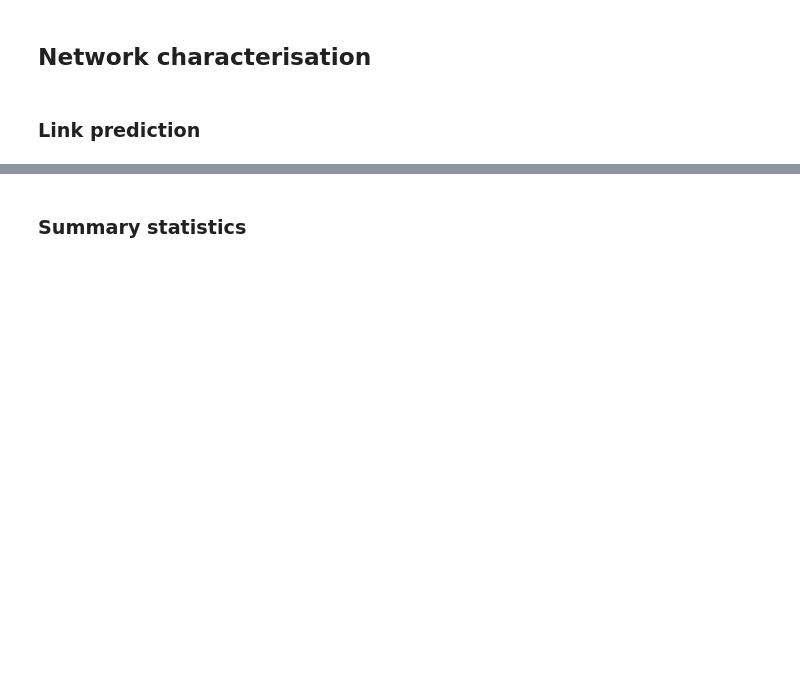
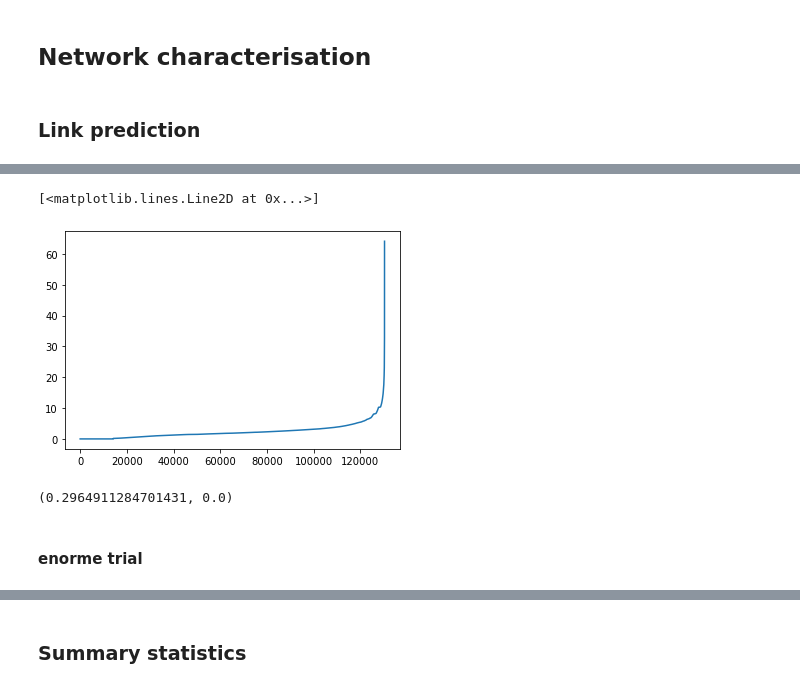
Before and after one commit to testalorenzo/crunch_net, a Jupyter notebook: notebook/crunch_up.ipynb, the cells around one changed output, grey strips where cells are left out. Saved outputs shown, nothing was run; the diff lists cells and outputs as text; code cells hidden in the pictures; blank space fills up the shorter version.

```diff
--- a/notebook/crunch_up.ipynb
+++ b/notebook/crunch_up.ipynb
@@ -191,0 +220,17 @@ for u, v, p in jacc:
+# %%
+adam = []
+for u,v,data in tqdm(F.edges(data=True)):
+    j = nx.adamic_adar_index(F, [(u,v)])
+    for u,v,p in j:
+        adam.append(p)
+# %%
+plt.plot(sorted(adam))
+# %% [output]
+[<matplotlib.lines.Line2D at 0x...>]
+[figure, added]
+# %%
+stats.pearsonr(jacques,adam)
+# %% [output]
+(0.2964911284701431, 0.0)
+# %% [markdown]
+#### enorme trial
```
Also changed, not shown: parts of 31 cells of this notebook.
